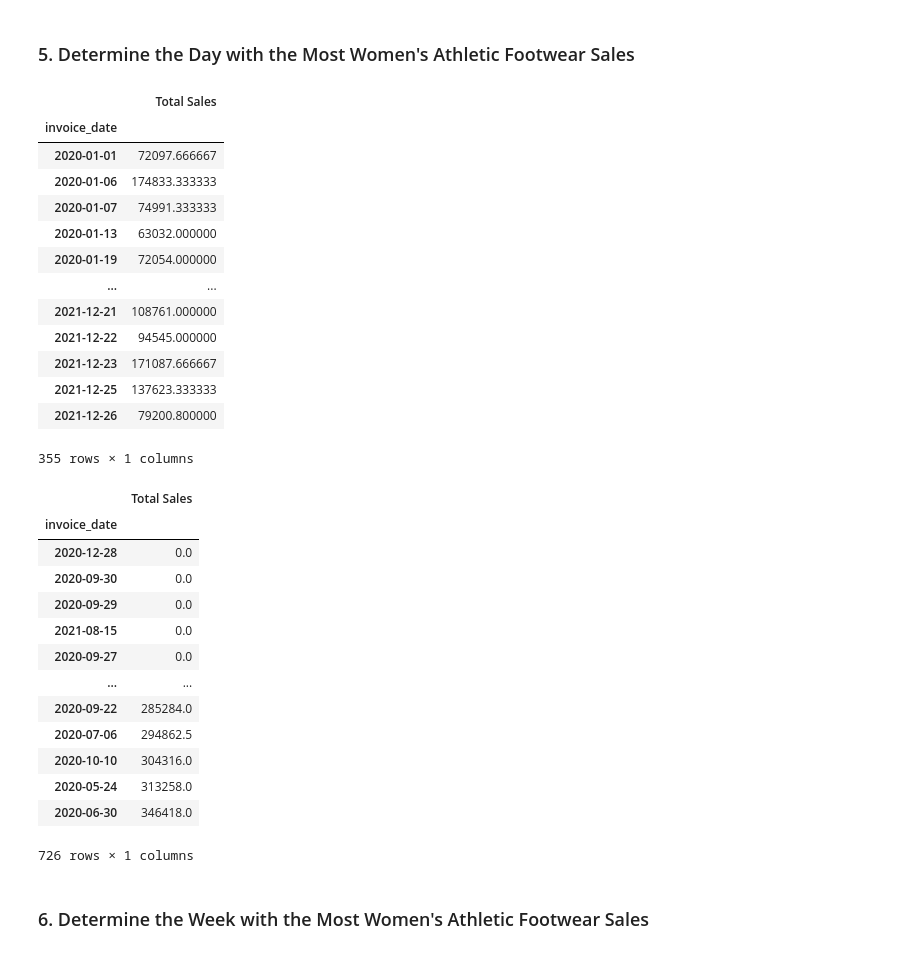
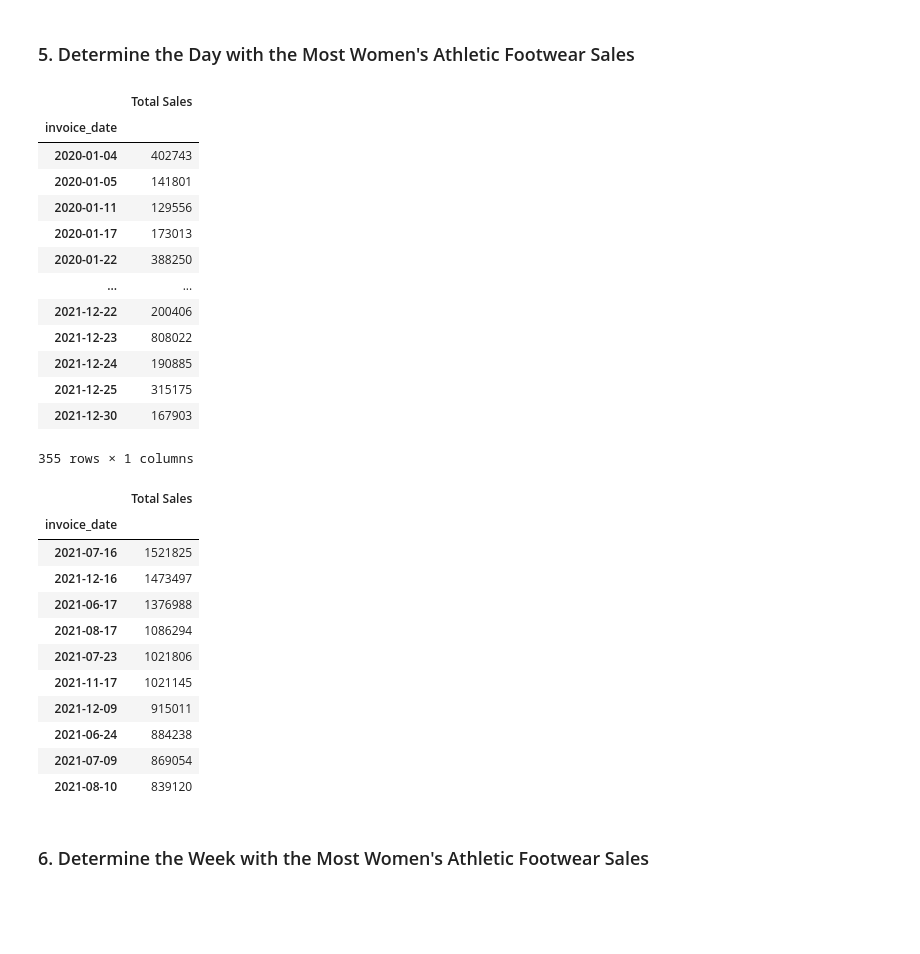
Before and after one commit to etimmons24/athletic_sales_analysis, a Jupyter notebook: athletic_sales_analysis_starter_code.ipynb, the cells around one changed output. Cells and saved outputs as stored; diff of their text form; code cells hidden in the pictures; blank space fills up the shorter version.

```diff
--- a/athletic_sales_analysis_starter_code.ipynb
+++ b/athletic_sales_analysis_starter_code.ipynb
@@ -311,6 +315,6 @@ retailer_region_state_city_total_sales_df.head(5)
 # %%
 # Filter the sales data to get the women's athletic footwear sales data.
-womens_athletic_sales_df = athletic_sales_2020_2021_df.loc[athletic_sales_2020_2021_df['product'] == "Women's Apparel",:]
+womens_athletic_sales_df = athletic_sales_2020_2021_df.loc[athletic_sales_2020_2021_df['product'] == "Women's Athletic Footwear",:]
 womens_athletic_sales_df.head()
 # %% [output]
 |  | retailer | retailer_id | invoice_date | region | state | city | product | price_per_unit | units_sold | ... |
@@ -370,7 +374,8 @@ total_womens_footwear_sold__pvt_df.head(5)
 # Create a pivot table with the 'invoice_date' column is the index, and the "total_sales" as the values.
 total_womens_athletic_sales_by_date_df = pd.pivot_table(womens_athletic_sales_df,
                index='invoice_date',
-               values='total_sales'
+               values='total_sales',
+               aggfunc='sum'
               )
 
 # Optional: Rename the "total_sales" column to "Total Sales"
@@ -381,39 +386,39 @@ total_womens_athletic_sales_by_date_df
 # %% [output]
 |  | Total Sales |
 | invoice_date |  |
-| 2020-01-01 | 72097.666667 |
-| 2020-01-06 | 174833.333333 |
-| 2020-01-07 | 74991.333333 |
-| 2020-01-13 | 63032.000000 |
-| 2020-01-19 | 72054.000000 |
+| 2020-01-04 | 402743 |
+| 2020-01-05 | 141801 |
+| 2020-01-11 | 129556 |
+| 2020-01-17 | 173013 |
+| 2020-01-22 | 388250 |
 | ... | ... |
-| 2021-12-21 | 108761.000000 |
-| 2021-12-22 | 94545.000000 |
-| 2021-12-23 | 171087.666667 |
-| 2021-12-25 | 137623.333333 |
-| 2021-12-26 | 79200.800000 |
+| 2021-12-22 | 200406 |
+| 2021-12-23 | 808022 |
+| 2021-12-24 | 190885 |
+| 2021-12-25 | 315175 |
+| 2021-12-30 | 167903 |
 355 rows × 1 columns
 # %%
 # Resample the pivot table into daily bins, and get the total sales for each day.
 total_womens_athletic_sales_by_day_df = total_womens_athletic_sales_by_date_df.resample('D').sum()
 
 # Sort the resampled pivot table in ascending order on "Total Sales".
-total_womens_athletic_sales_by_day_df.sort_values(by='Total Sales', ascending=True)
+total_womens_athletic_sales_by_day_df = total_womens_athletic_sales_by_day_df.sort_values(by='Total Sales', ascending=False)
+
+total_womens_athletic_sales_by_day_df.head(10)
 # %% [output]
 |  | Total Sales |
 | invoice_date |  |
-| 2020-12-28 | 0.0 |
-| 2020-09-30 | 0.0 |
-| 2020-09-29 | 0.0 |
-| 2021-08-15 | 0.0 |
-| 2020-09-27 | 0.0 |
-| ... | ... |
-| 2020-09-22 | 285284.0 |
-| 2020-07-06 | 294862.5 |
-| 2020-10-10 | 304316.0 |
-| 2020-05-24 | 313258.0 |
-| 2020-06-30 | 346418.0 |
+| 2021-07-16 | 1521825 |
+| 2021-12-16 | 1473497 |
+| 2021-06-17 | 1376988 |
+| 2021-08-17 | 1086294 |
+| 2021-07-23 | 1021806 |
+| 2021-11-17 | 1021145 |
+| 2021-12-09 | 915011 |
+| 2021-06-24 | 884238 |
+| 2021-07-09 | 869054 |
+| 2021-08-10 | 839120 |
-726 rows × 1 columns
 # %% [markdown]
 ### 6.  Determine the Week with the Most Women's Athletic Footwear Sales
 # %%
```
Also changed, not shown: parts of 6 cells of this notebook, 1 other file.
